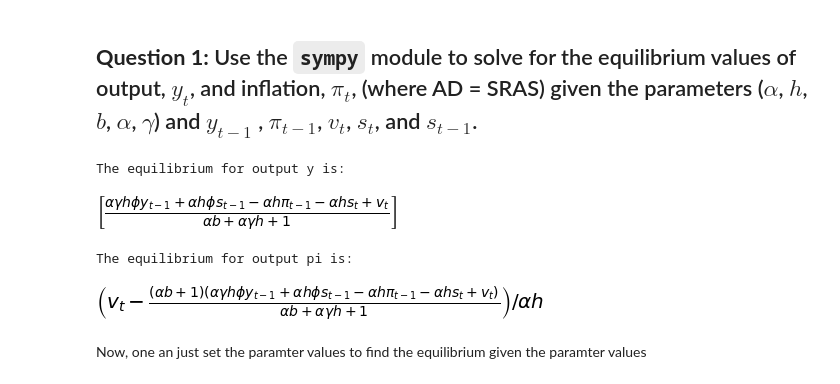
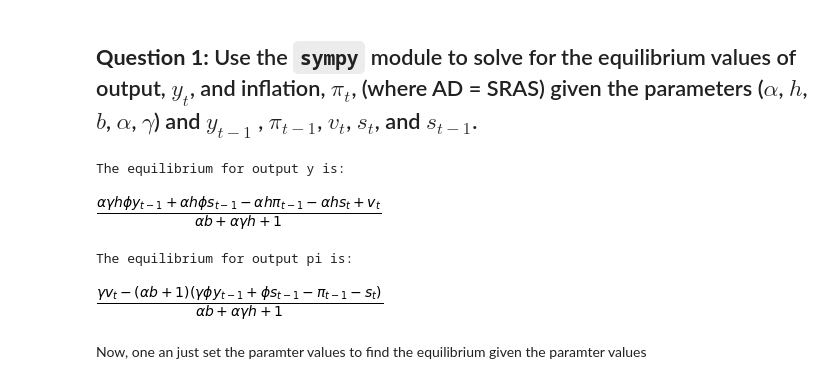
Before and after one commit to NumEconCopenhagen/projects-2019-wp, a Jupyter notebook: examproject/AS-AD_v1.ipynb, the cells around one changed output. Cells and saved outputs as stored; diff of their text form; code cells hidden in the pictures.

```diff
--- a/examproject/AS-AD_v1.ipynb
+++ b/examproject/AS-AD_v1.ipynb
@@ -59,22 +67,20 @@ b = sm.symbols('b')
 # %%
 #Defining AD-curve
 AD = sm.Eq(pi_t,(1/(h*alpha))*(v_t-(1+b*alpha)*y_t))
 #Defining SRAS-curve
 SRAS = sm.Eq(pi_t,pi_t2+gamma*y_t-phi*gamma*y_t2+s_t-phi*s_t2)
 #Setting AD equal to SRAS and solving for equilibrium values of output, y*.
-AD_SRAS=sm.Eq((1/(h*alpha))*(v_t-(1+b*alpha)*y_t),pi_t2+gamma*y_t-phi*gamma*y_t2+s_t-phi*s_t2)
-eq_y = sm.solve(AD_SRAS,y_t)
+eq_1= sm.solve([AD, SRAS], [y_t, pi_t])
+eq_y=eq_1[y_t]
 print('The equilibrium for output y is:')
 eq_y
 # %% [output]
 The equilibrium for output y is:
-[figure, old version]
+[figure, new version]
-# %%
-#Solving equilibrium values of pi
-#Substituting equilibrium of y_t* into the AD-function
-eq_pi=1/(h*alpha)*(v_t-(1+b*alpha)*eq_y[0])
-print('The equilibrium for output pi is:')
-eq_pi
-# %% [output]
-The equilibrium for output pi is:
-[figure, removed]
+# %%
+eq_pi=eq_1[pi_t]
+print('The equilibrium for output pi is:')
+eq_pi
+# %% [output]
+The equilibrium for output pi is:
+[figure, added]
```
Also changed, not shown: parts of 14 cells of this notebook.
